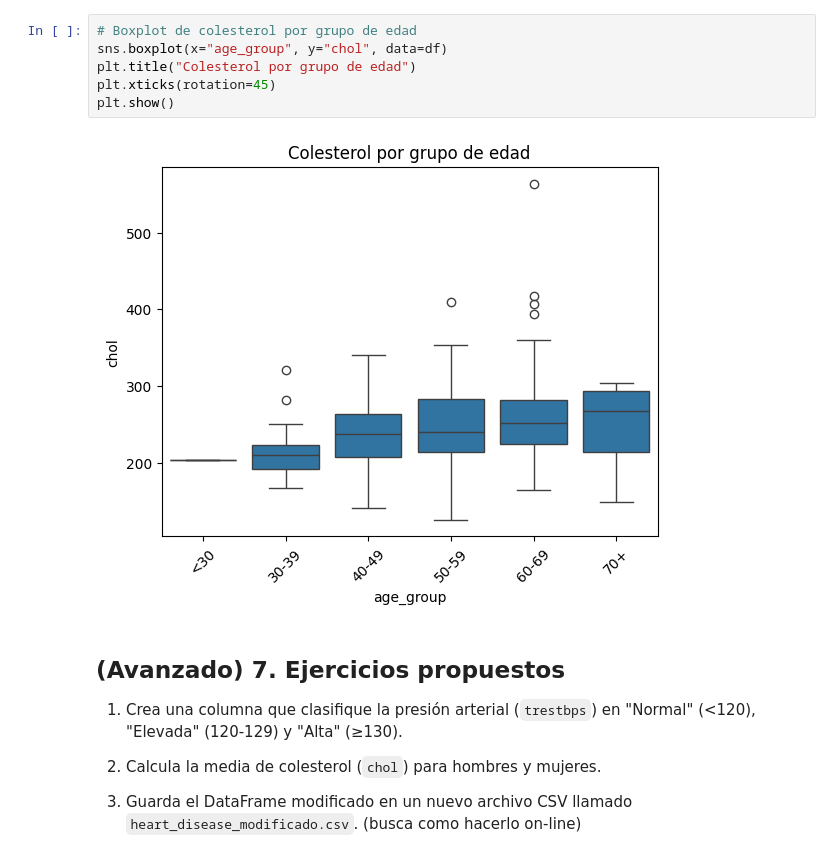
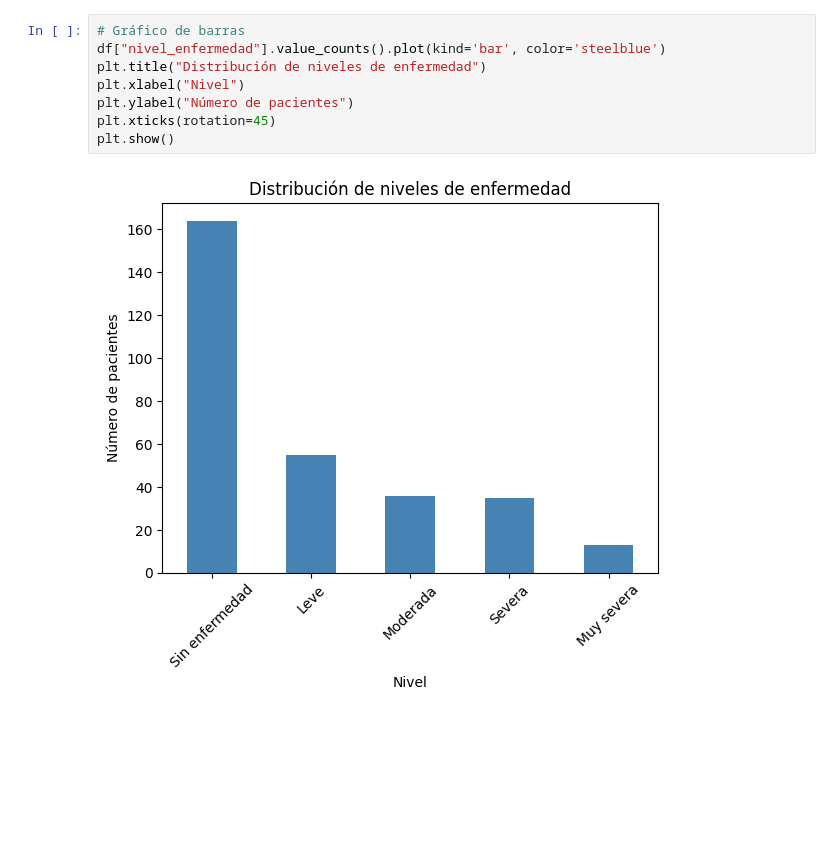
Before and after one commit to marcpalo1999/MIA_sanidad, a Jupyter notebook: 2_1_introduccion_pandas.ipynb, the cells around one changed output. Drawn from its saved outputs; the diff is of its cells as text; blank space fills up the shorter version.

```diff
--- a/2_1_introduccion_pandas.ipynb
+++ b/2_1_introduccion_pandas.ipynb
@@ -309,18 +734,10 @@ plt.show()
-# %%
-# Boxplot de colesterol por grupo de edad
-sns.boxplot(x="age_group", y="chol", data=df)
-plt.title("Colesterol por grupo de edad")
-plt.xticks(rotation=45)
-plt.show()
-# %% [output]
-[figure, removed]
-# %% [markdown]
- ## **(Avanzado) 7. Ejercicios propuestos**
-
-
-
- 1. Crea una columna que clasifique la presión arterial (`trestbps`) en "Normal" (<120), "Elevada" (120-129) y "Alta" (≥130).
-
- 2. Calcula la media de colesterol (`chol`) para hombres y mujeres.
-
- 3. Guarda el DataFrame modificado en un nuevo archivo CSV llamado `heart_disease_modificado.csv`. (busca como hacerlo on-line)
+# %%
+# Gráfico de barras
+df["nivel_enfermedad"].value_counts().plot(kind='bar', color='steelblue')
+plt.title("Distribución de niveles de enfermedad")
+plt.xlabel("Nivel")
+plt.ylabel("Número de pacientes")
+plt.xticks(rotation=45)
+plt.show()
+# %% [output]
+[figure, added]
```
Also changed, not shown: parts of 99 cells of this notebook.
